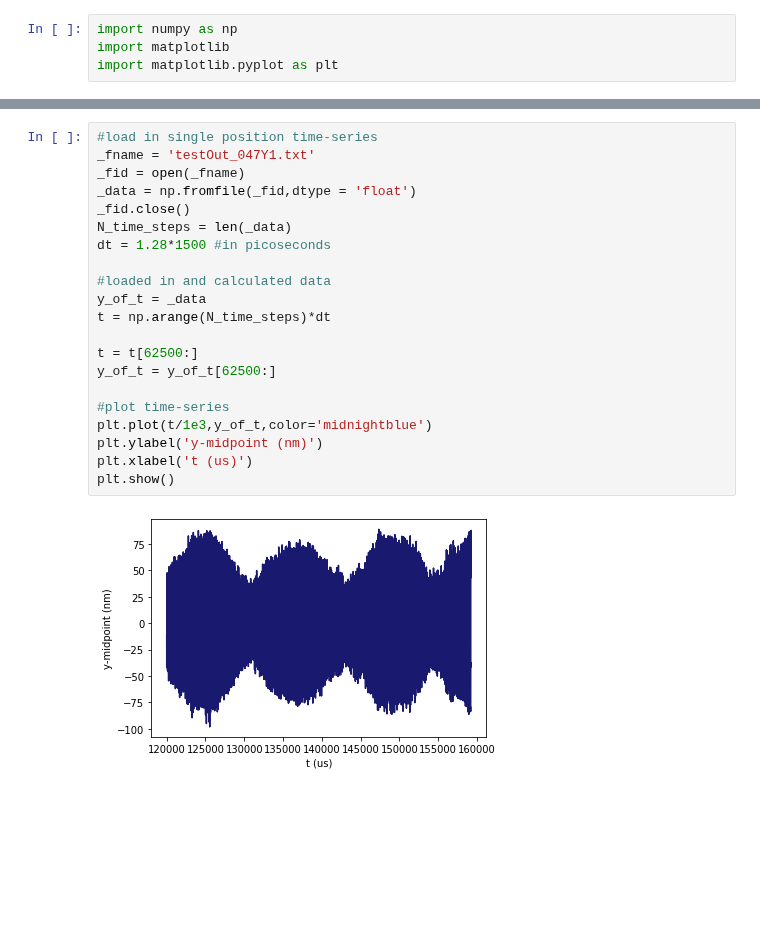
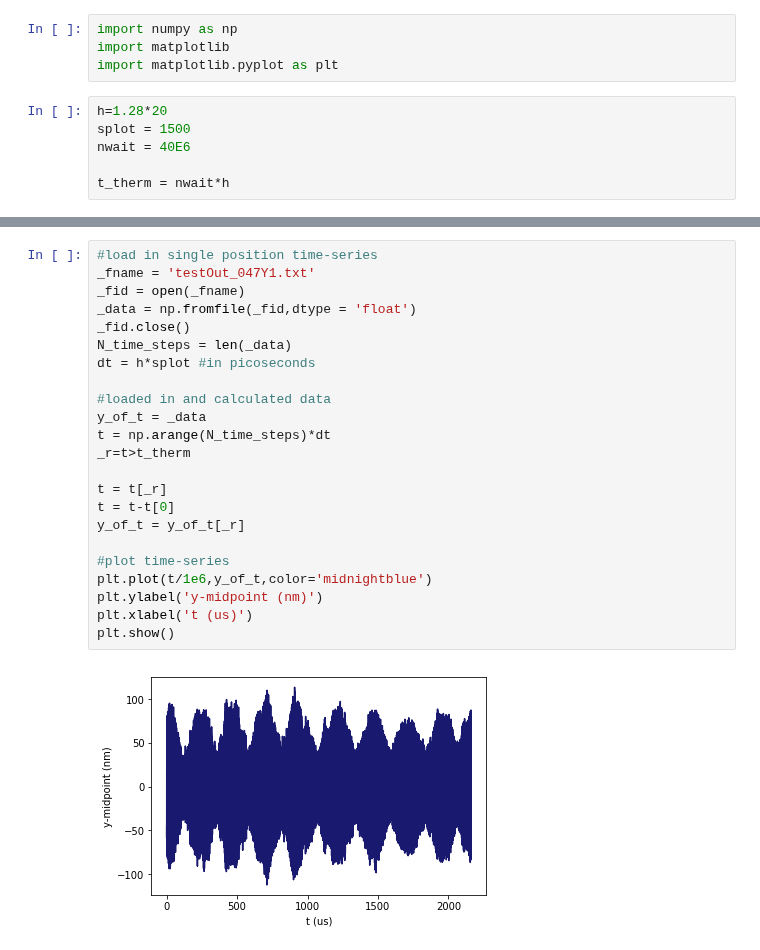
Before and after one commit to arthurbarnard/1D-string-simulations, a Jupyter notebook: CNT simulation viewer.ipynb, the cells around one changed output, grey strips where cells are left out. Drawn from its saved outputs; the diff is of its cells as text; blank space fills up the shorter version.

```diff
--- a/CNT simulation viewer.ipynb
+++ b/CNT simulation viewer.ipynb
@@ -2,6 +2,12 @@
 import numpy as np
 import matplotlib
 import matplotlib.pyplot as plt
+# %%
+h=1.28*20
+splot = 1500
+nwait = 40E6
+
+t_therm = nwait*h
 # %%
 #loading in initial file
 _fname = './initfiles/inputFile_047.txt'
@@ -22,26 +28,28 @@ plt.show()
 # %%
 #load in single position time-series
 _fname = 'testOut_047Y1.txt'
 _fid = open(_fname)
 _data = np.fromfile(_fid,dtype = 'float')
 _fid.close()
 N_time_steps = len(_data)
-dt = 1.28*1500 #in picoseconds
+dt = h*splot #in picoseconds
 
 #loaded in and calculated data
 y_of_t = _data
 t = np.arange(N_time_steps)*dt
+_r=t>t_therm
 
-t = t[62500:]
-y_of_t = y_of_t[62500:]
+t = t[_r]
+t = t-t[0]
+y_of_t = y_of_t[_r]
 
 #plot time-series
-plt.plot(t/1e3,y_of_t,color='midnightblue')
+plt.plot(t/1e6,y_of_t,color='midnightblue')
 plt.ylabel('y-midpoint (nm)')
 plt.xlabel('t (us)')
 plt.show()
 # %% [output]
-[figure, old version]
+[figure, new version]
 # %%
 #load in and plot initial and final deflection.
 _fname = 'testOut_047.txt'
```
Also changed, not shown: parts of 4 cells of this notebook, 2 other files.
